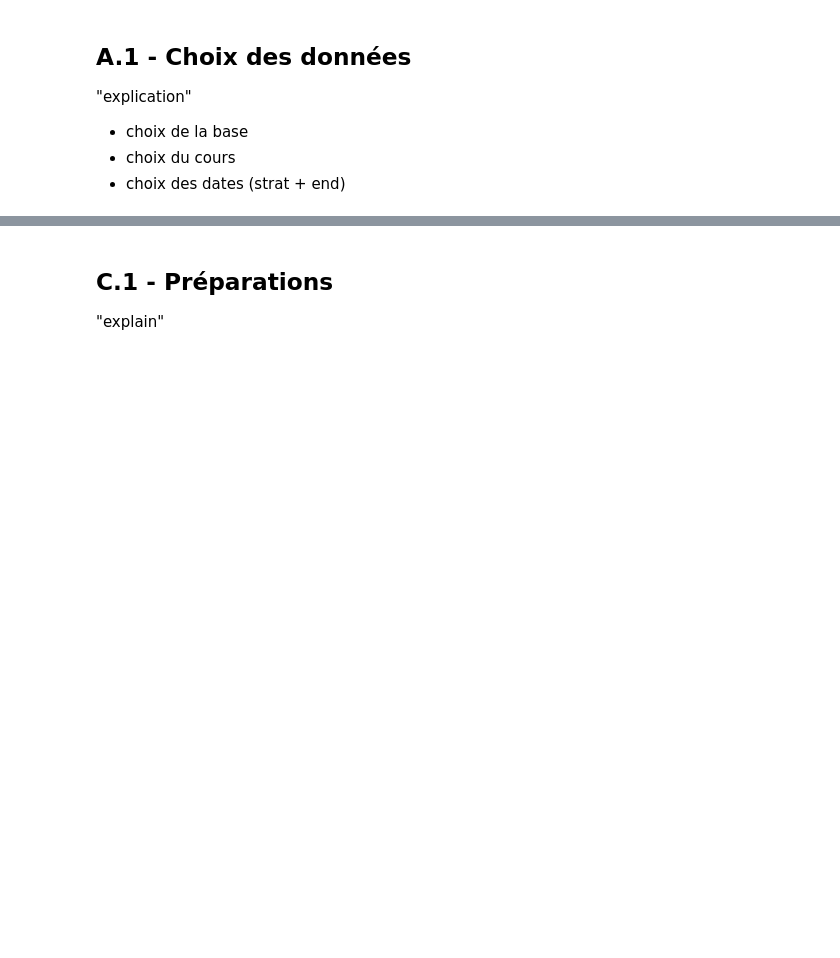
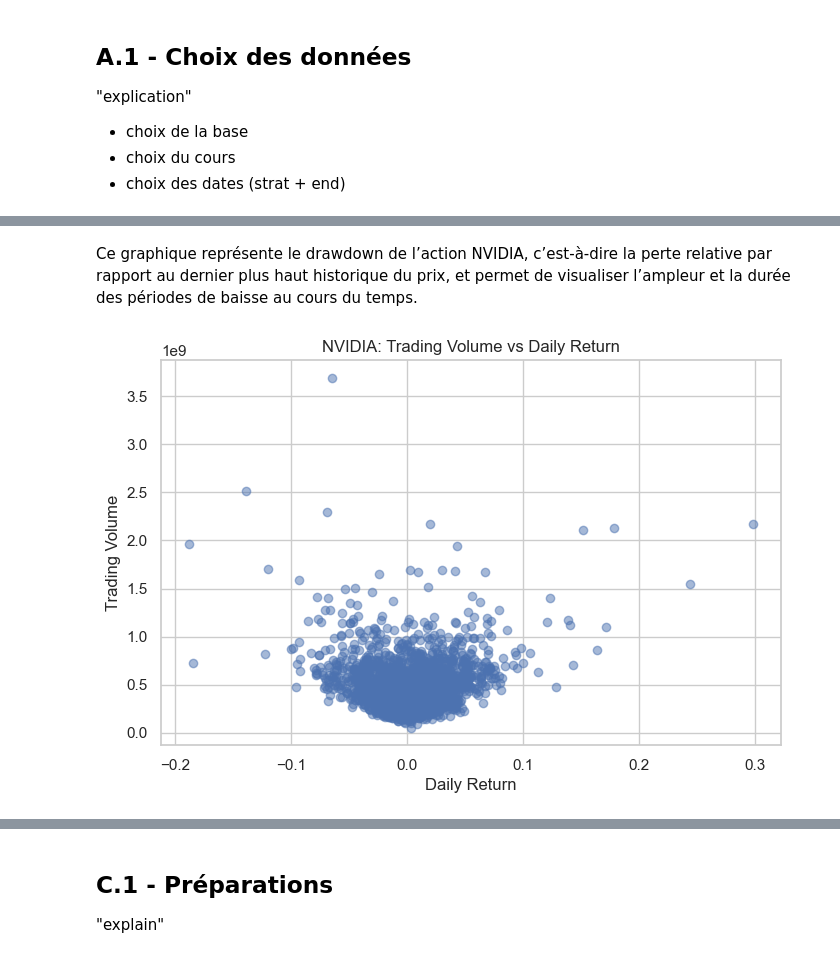
Before and after one commit to JoelKt29/Python-pour-la-data, a Jupyter notebook: NoteBook.ipynb, the cells around one changed output, grey strips where cells are left out. Saved outputs shown, nothing was run; the diff lists cells and outputs as text; code cells hidden in the pictures; blank space fills up the shorter version.

```diff
--- a/NoteBook.ipynb
+++ b/NoteBook.ipynb
@@ -195,0 +218,16 @@ plt.show()
+# %% [markdown]
+Ce graphique représente le drawdown de l’action NVIDIA, c’est-à-dire la perte relative par rapport au dernier plus haut historique du prix, et permet de visualiser l’ampleur et la durée des périodes de baisse au cours du temps.
+# %%
+plt.figure(figsize=(8, 5))
+plt.scatter(
+    nvda_data['Daily_Return'],
+    nvda_data['Volume_NVDA'],
+    alpha=0.5
+)
+plt.xlabel('Daily Return')
+plt.ylabel('Trading Volume')
+plt.title('NVIDIA: Trading Volume vs Daily Return')
+plt.grid(True)
+plt.show()
+# %% [output]
+[figure, added]
```
Also changed, not shown: parts of 36 cells of this notebook.
